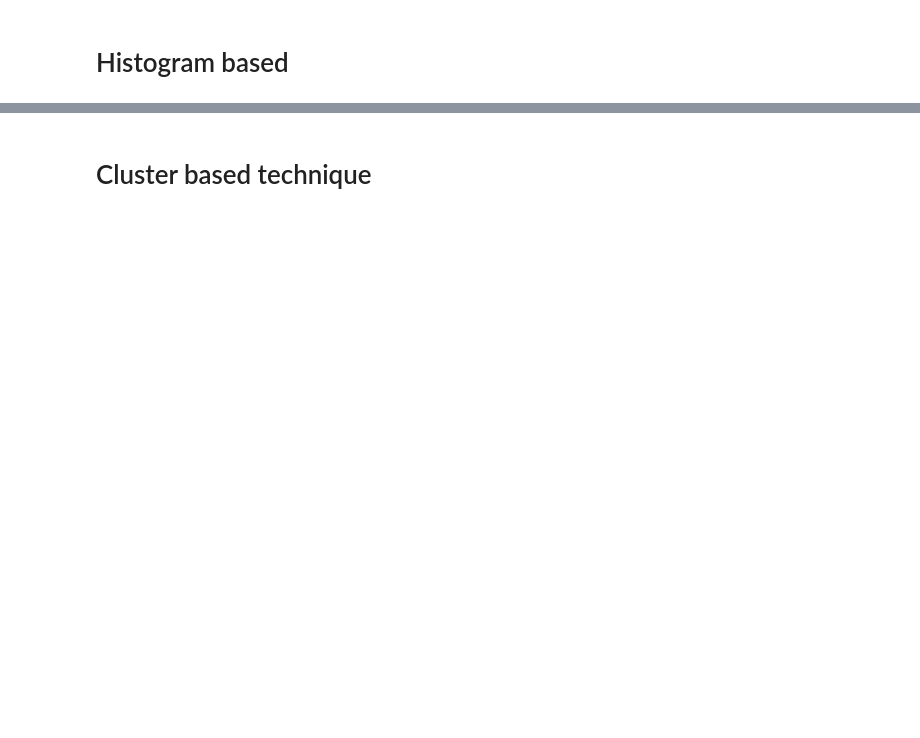
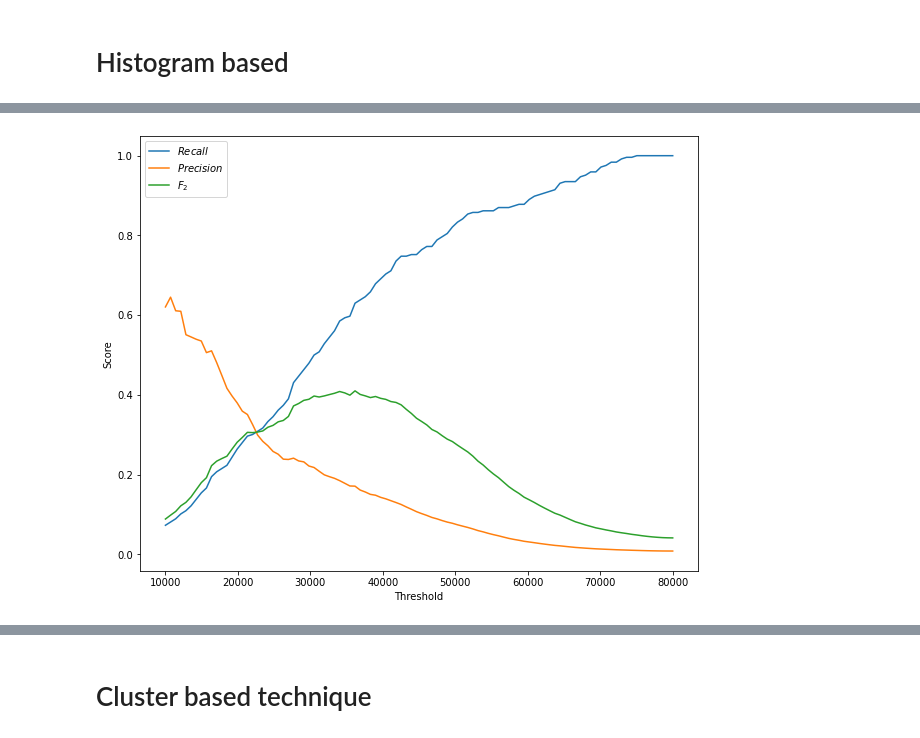
Before and after one commit to VictorCalzada/fraud_detection, a Jupyter notebook: Semi-supervised.ipynb, the cells around one changed output, grey strips where cells are left out. Drawn from its saved outputs; the diff is of its cells as text; code cells hidden in the pictures; blank space fills up the shorter version.

```diff
--- a/Semi-supervised.ipynb
+++ b/Semi-supervised.ipynb
@@ -189,13 +214,16 @@ for treshold in tresholds:
 
 scores = np.array(scores)
 # %%
+fig = plt.figure(figsize=(10,8))
 plt.plot(tresholds, scores[:, 0], label='$Recall$')
 plt.plot(tresholds, scores[:, 1], label='$Precision$')
 plt.plot(tresholds, scores[:, 2], label='$F_2$')
 plt.ylabel('Score')
 plt.xlabel('Threshold')
 plt.legend(loc='best')
 plt.show()
+# %% [output]
+[figure, added]
 # %%
 
 
```
Also changed, not shown: parts of 20 cells of this notebook, 1 other file.
